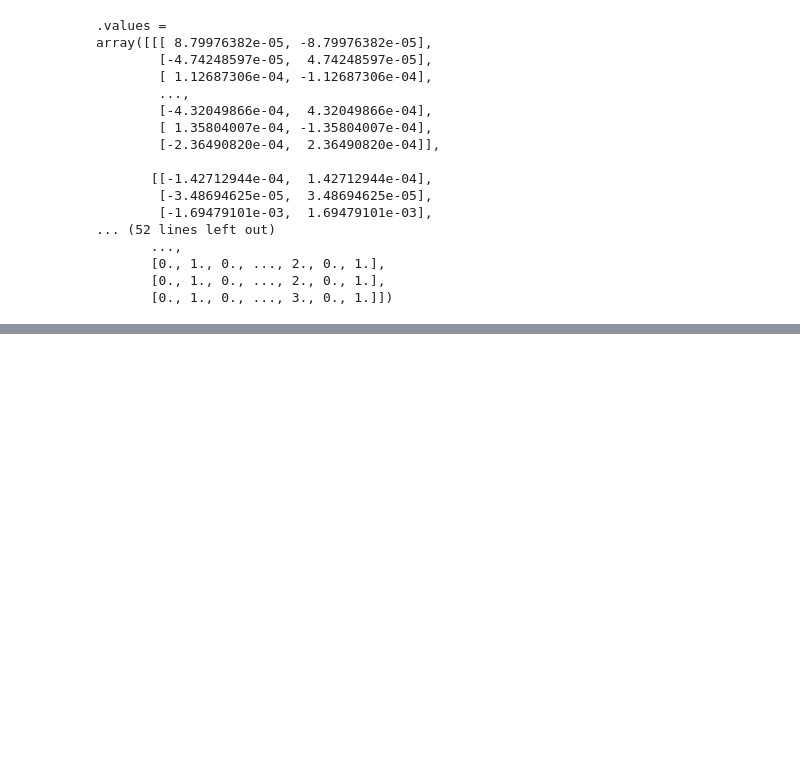
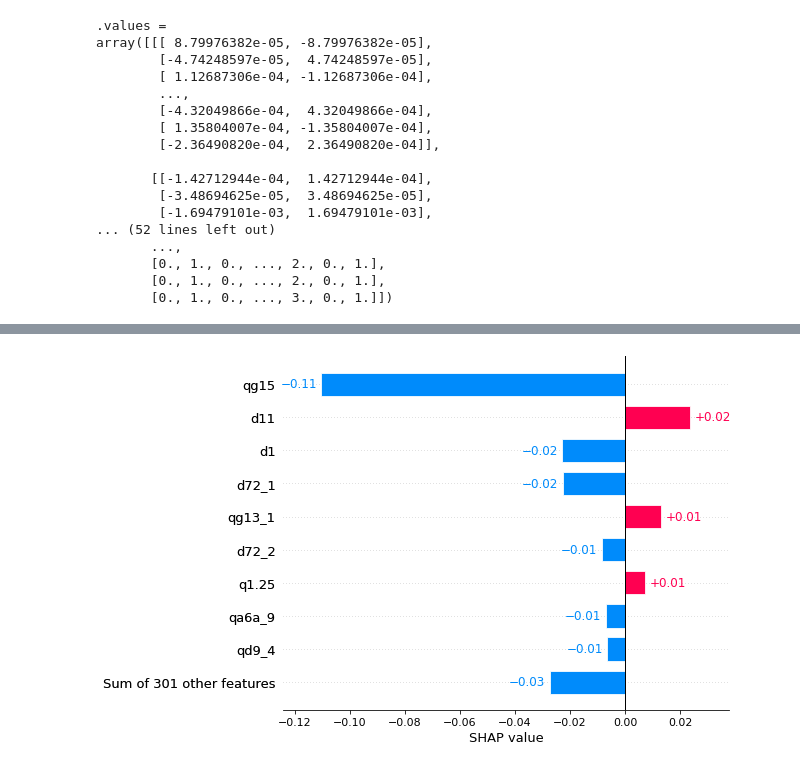
Before and after one commit to OskarKrafft/Machine-Learning-Project, a Jupyter notebook: notebooks/06_SHAP.ipynb, the cells around one changed output, grey strips where cells are left out. Drawn from its saved outputs; the diff is of its cells as text; code cells hidden in the pictures; blank space fills up the shorter version.

```diff
--- a/notebooks/06_SHAP.ipynb
+++ b/notebooks/06_SHAP.ipynb
@@ -202,0 +211,5 @@ shap.plots.bar(shap_test[:, :, 1], max_display=50)
+# %%
+shap_local_10 = shap.plots.bar(shap_test[:, :, 1][421], max_display=10, show=False)
+plt.savefig('shap_local_10.png', bbox_inches="tight", dpi = 144)
+# %% [output]
+[figure, added]
```
Also changed, not shown: parts of 14 cells of this notebook.
